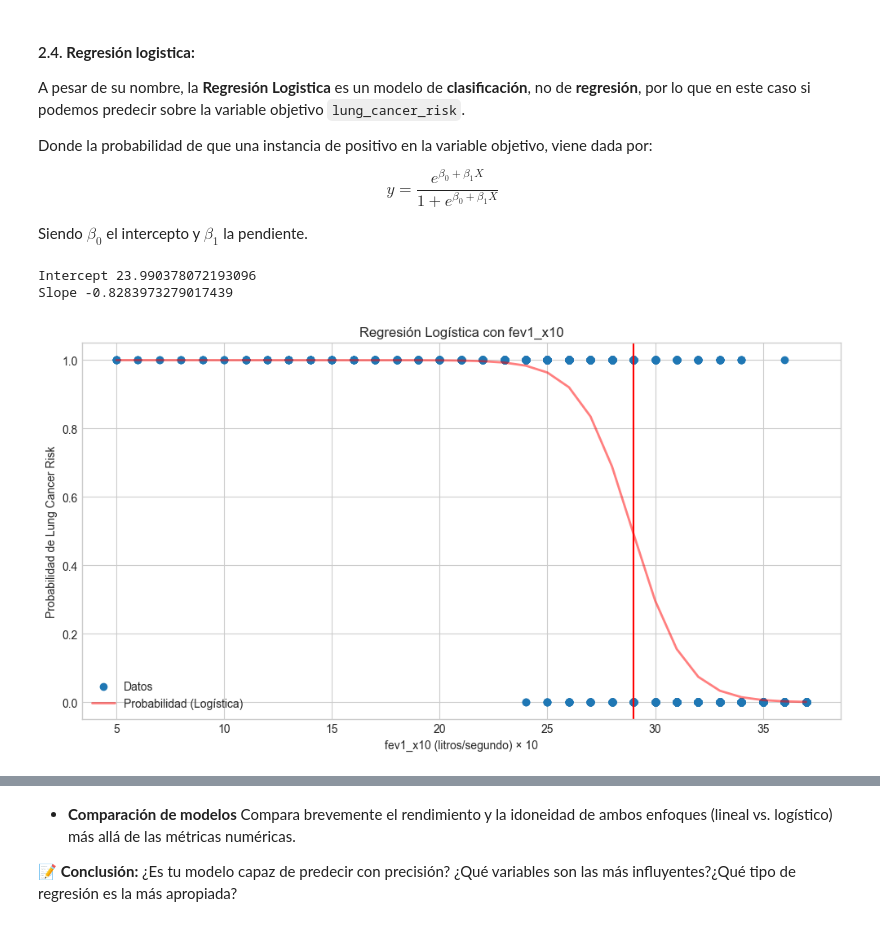
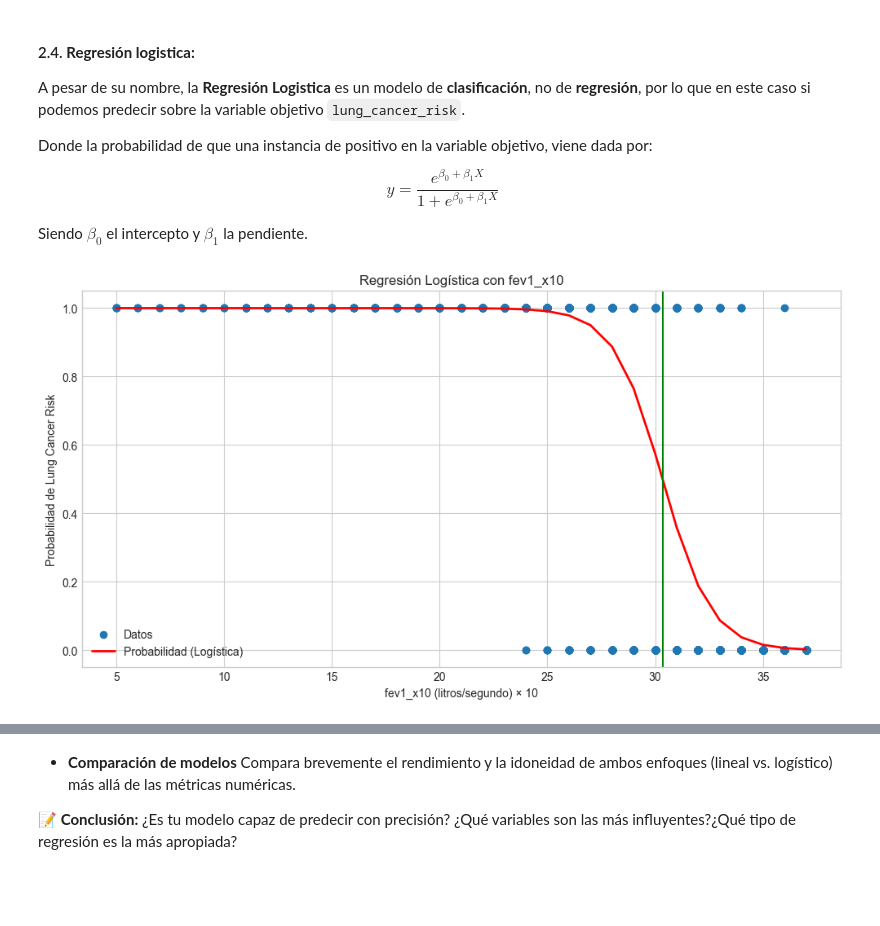
Before and after one commit to EnricPH/Evolve_Stats_Project, a Jupyter notebook: notebooks/PracticaEstadistica__peñalverhill_enric_.ipynb, the cells around one changed output, grey strips where cells are left out. Saved outputs shown, nothing was run; the diff lists cells and outputs as text; code cells hidden in the pictures; blank space fills up the shorter version.

```diff
--- a/notebooks/PracticaEstadistica__peñalverhill_enric_.ipynb
+++ b/notebooks/PracticaEstadistica__peñalverhill_enric_.ipynb
@@ -1114,51 +1099,38 @@ Siendo $\beta_0$ el intercepto y $\beta_1$ la pendiente.
 # %%
 # Variables
 X_log = disc_df[['fev1_x10']]
 y_log = bin_df['lung_cancer_risk']  # Series, no DataFrame
 
 # Train / Test
 X_train_log, X_test_log, y_train_log, y_test_log = train_test_split(
     X_log, y_log, test_size=0.3, random_state=1
 )
 
-# Modelo
-logr_model = LogisticRegression()
-logr_model.fit(X_train_log, y_train_log)
+# Modelo con balanceo de clases (ya que la variable objetivo está desbalanceada)
+log_mdl = LogisticRegression(class_weight='balanced')
+log_mdl.fit(X_train_log, y_train_log)
 
 # Predicciones
-y_pred_log = logr_model.predict(X_test_log)
-y_prob_log = logr_model.predict_proba(X_test_log)[:, 1]
+y_pred_log = log_mdl.predict(X_test_log)
+y_prob_log = log_mdl.predict_proba(X_test_log)[:, 1]
 
-
-# Parámetros
-b0 = logr_model.intercept_[0]
-b1 = logr_model.coef_[0][0]
-
-# Métricas de regresión
-mse_log = mean_squared_error(y_test_log, y_pred_log)
-r2_log = r2_score(y_test_log, y_pred_log)
-
-print('Intercept', b0)
-print('Slope', b1)
 
 # Ordenar para dibujar la curva correctamente
 order = np.argsort(X_test_log.values.flatten())
 X_sorted = X_test_log.values.flatten()[order]
 y_prob_sorted = y_prob_log[order]
 
 # Plot
 plt.figure(figsize=(12,6))
 
 plt.scatter(X_log, y_log, label='Datos')
-plt.plot(X_sorted, y_prob_sorted, color='red', linewidth=2, label='Probabilidad (Logística)', alpha=0.5)
-plt.axvline(x=29, color = 'red')
+plt.plot(X_sorted, y_prob_sorted, color='red', linewidth=2, label='Probabilidad (Logística)')
+plt.axvline(x=30.35, color = 'green')
 plt.xlabel('fev1_x10 (litros/segundo) × 10')
 plt.ylabel('Probabilidad de Lung Cancer Risk')
 plt.legend()
 plt.title('Regresión Logística con fev1_x10')
 plt.show()
 # %% [output]
-Intercept 23.990378072193096
-Slope -0.8283973279017439
-[figure, old version]
+[figure, new version]
 # %% [markdown]
```
Also changed, not shown: parts of 10 cells of this notebook.
